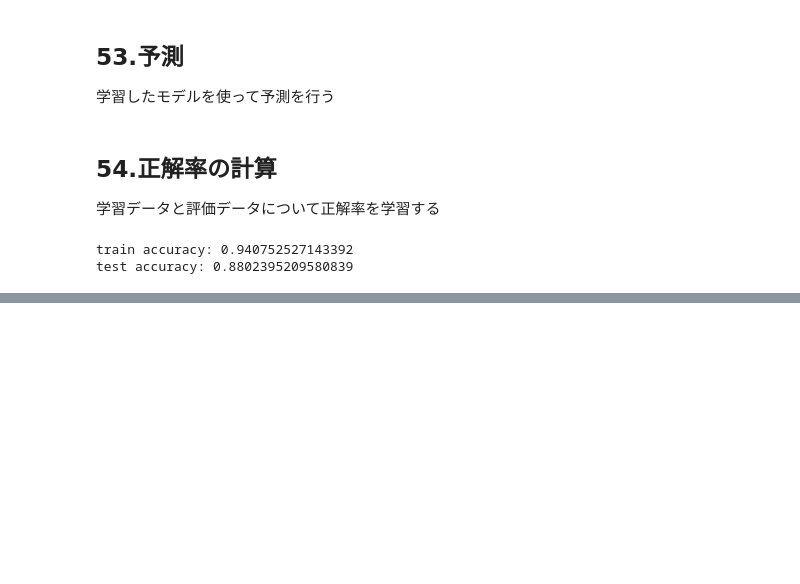
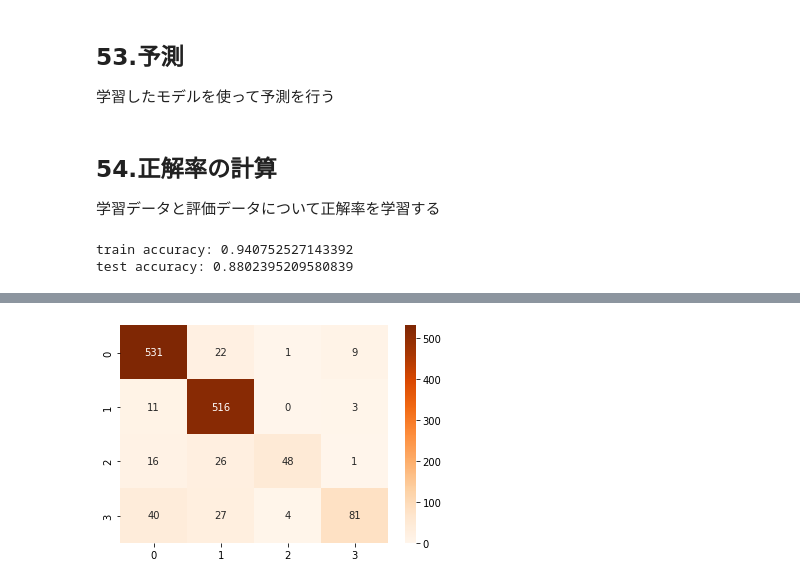
Before and after one commit to suzuhiki/NLP100knocks, a Jupyter notebook: 100knocks_06.ipynb, the cells around one changed output, grey strips where cells are left out. Cells and saved outputs as stored; diff of their text form; code cells hidden in the pictures; blank space fills up the shorter version.

```diff
--- a/100knocks_06.ipynb
+++ b/100knocks_06.ipynb
@@ -167,0 +180,6 @@ test accuracy: 0.8802395209580839
+# %%
+test_cm = confusion_matrix(test_df["CATEGORY"], test_pred)
+sns.heatmap(test_cm, annot=True, cmap="Oranges", fmt="d")
+plt.show()
+# %% [output]
+[figure, added]
```
Also changed, not shown: parts of 6 cells of this notebook, 1 other file.
